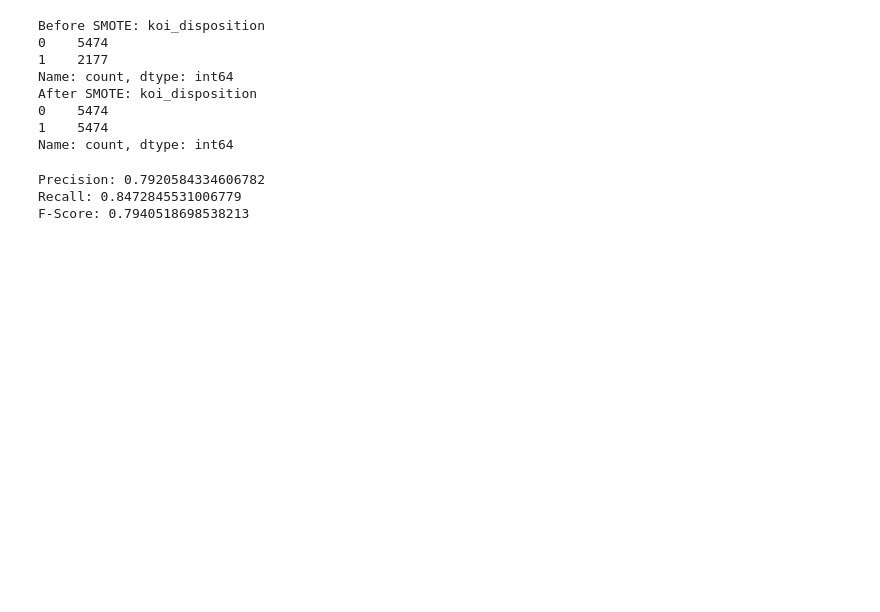
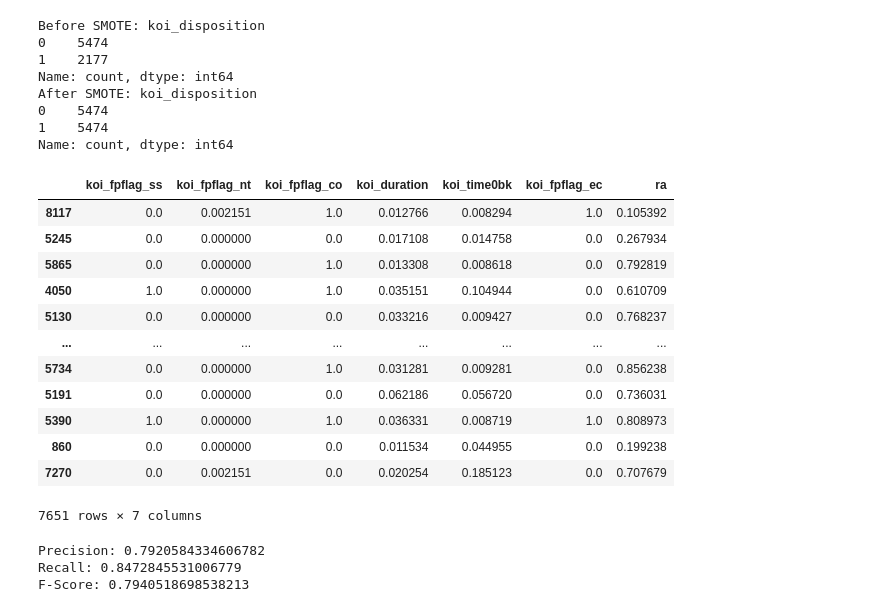
Before and after one commit to TejasVaradaraj/Exoplanet-Classifier, a Jupyter notebook: data.ipynb, the cells around one changed output. Saved outputs shown, nothing was run; the diff lists cells and outputs as text; code cells hidden in the pictures; blank space fills up the shorter version.

```diff
--- a/data.ipynb
+++ b/data.ipynb
@@ -231,6 +260,22 @@ After SMOTE: koi_disposition
 0    5474
 1    5474
 Name: count, dtype: int64
+# %%
+X_train
+# %% [output]
+|  | koi_fpflag_ss | koi_fpflag_nt | koi_fpflag_co | koi_duration | koi_time0bk | koi_fpflag_ec | ra |
+| 8117 | 0.0 | 0.002151 | 1.0 | 0.012766 | 0.008294 | 1.0 | 0.105392 |
+| 5245 | 0.0 | 0.000000 | 0.0 | 0.017108 | 0.014758 | 0.0 | 0.267934 |
+| 5865 | 0.0 | 0.000000 | 1.0 | 0.013308 | 0.008618 | 0.0 | 0.792819 |
+| 4050 | 1.0 | 0.000000 | 1.0 | 0.035151 | 0.104944 | 0.0 | 0.610709 |
+| 5130 | 0.0 | 0.000000 | 0.0 | 0.033216 | 0.009427 | 0.0 | 0.768237 |
+| ... | ... | ... | ... | ... | ... | ... | ... |
+| 5734 | 0.0 | 0.000000 | 1.0 | 0.031281 | 0.009281 | 0.0 | 0.856238 |
+| 5191 | 0.0 | 0.000000 | 0.0 | 0.062186 | 0.056720 | 0.0 | 0.736031 |
+| 5390 | 1.0 | 0.000000 | 1.0 | 0.036331 | 0.008719 | 1.0 | 0.808973 |
+| 860 | 0.0 | 0.000000 | 0.0 | 0.011534 | 0.044955 | 0.0 | 0.199238 |
+| 7270 | 0.0 | 0.002151 | 0.0 | 0.020254 | 0.185123 | 0.0 | 0.707679 |
+7651 rows × 7 columns
 # %%
 from imblearn.pipeline import Pipeline
 from sklearn.model_selection import cross_val_score
```
Also changed, not shown: parts of 6 cells of this notebook, 10 other files.
